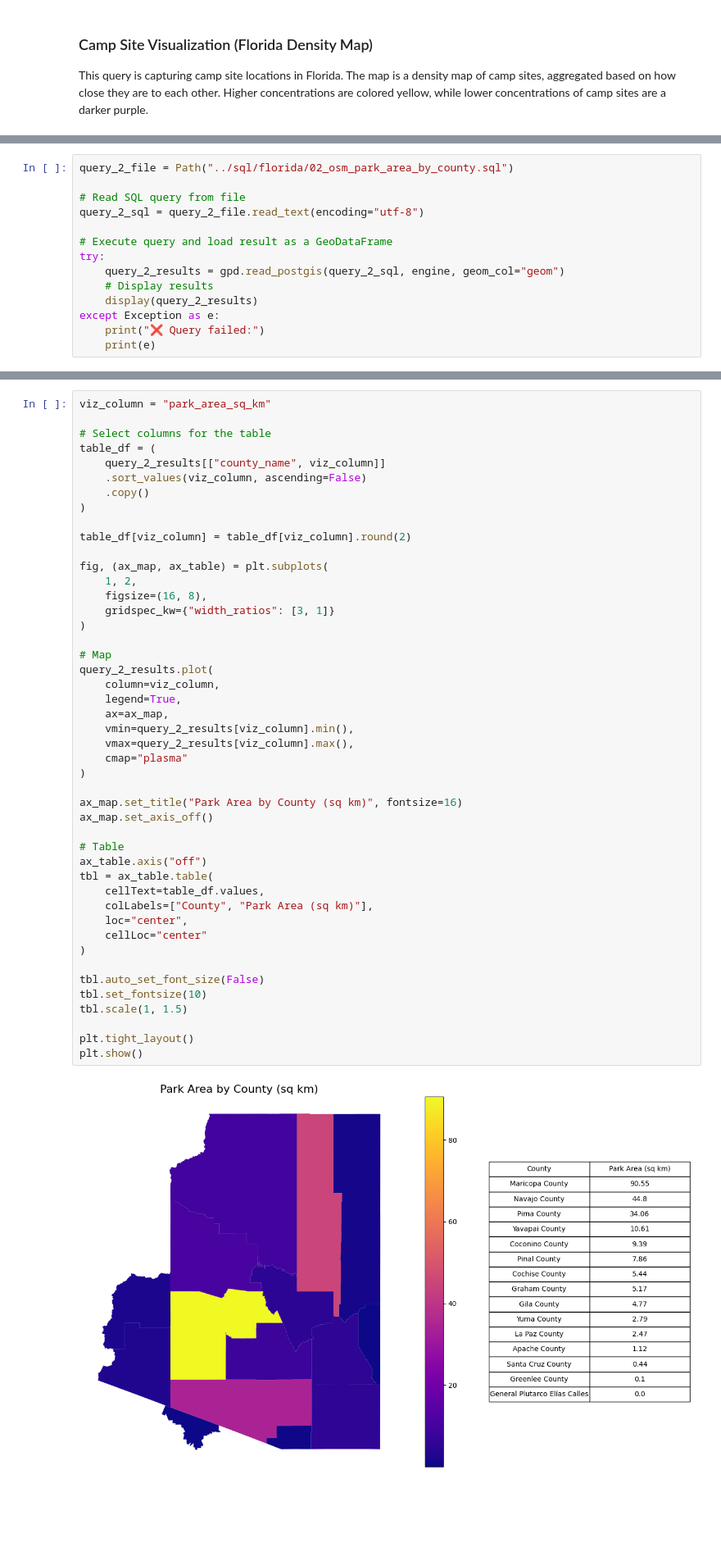
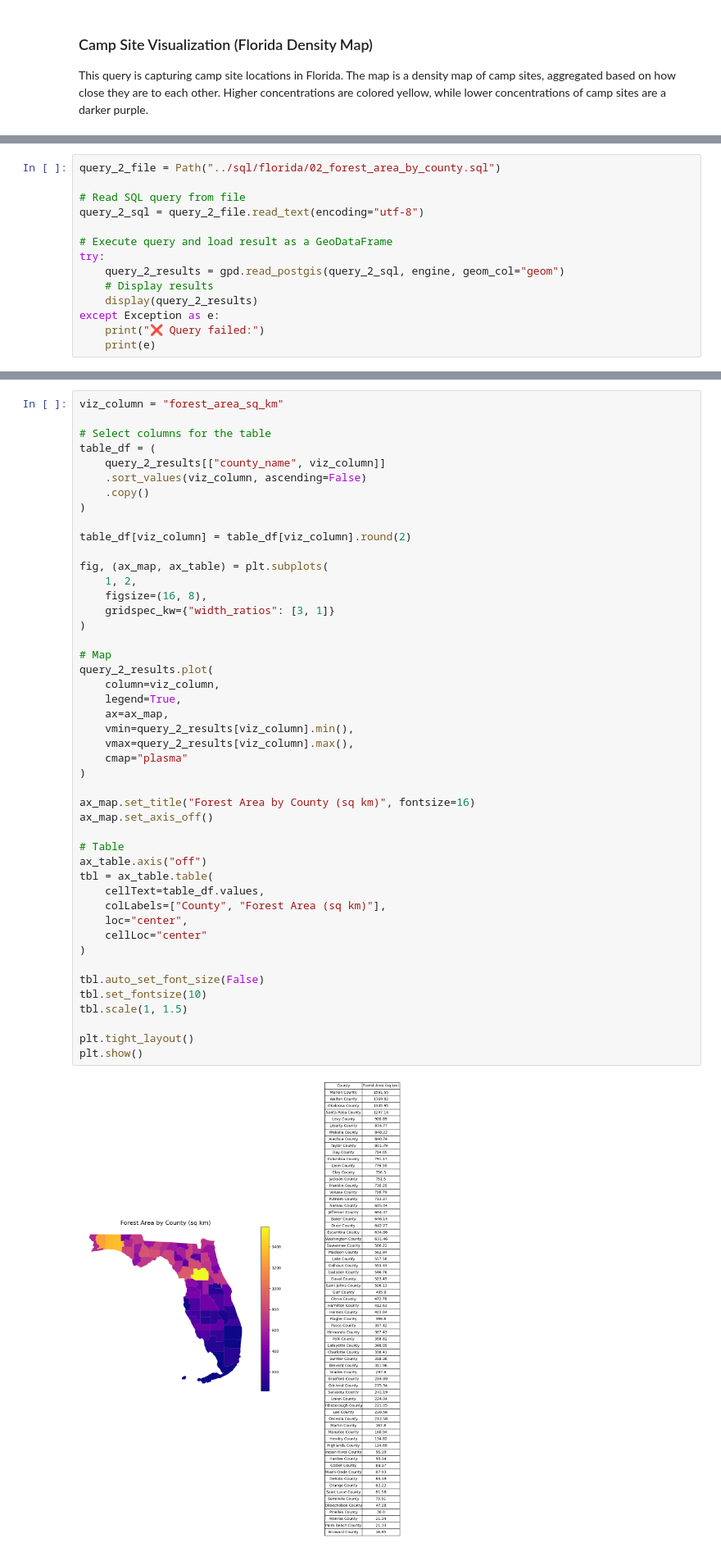
Before and after one commit to tgilbert14/gist604b-osm-postgis-fa26, a Jupyter notebook: notebooks/osm_postgis_queries_Florida.ipynb, the cells around one changed output, grey strips where cells are left out. Shown at 82% size. Drawn from its saved outputs; the diff is of its cells as text; blank space fills up the shorter version.

```diff
--- a/notebooks/osm_postgis_queries_Florida.ipynb
+++ b/notebooks/osm_postgis_queries_Florida.ipynb
@@ -197,5 +197,5 @@ This query calculates the total area of parks in each county in square kilometer
 # %%
-query_2_file = Path("../sql/florida/02_osm_park_area_by_county.sql")
+query_2_file = Path("../sql/florida/02_forest_area_by_county.sql")
 
 # Read SQL query from file
 query_2_sql = query_2_file.read_text(encoding="utf-8")
@@ -231,5 +229,5 @@ In this map, each county is colored by its **total park area (in square kilomete
 # %%
-viz_column = "park_area_sq_km"
+viz_column = "forest_area_sq_km"
 
 # Select columns for the table
 table_df = (
@@ -246,34 +244,34 @@ fig, (ax_map, ax_table) = plt.subplots(
     gridspec_kw={"width_ratios": [3, 1]}
 )
 
 # Map
 query_2_results.plot(
     column=viz_column,
     legend=True,
     ax=ax_map,
     vmin=query_2_results[viz_column].min(),
     vmax=query_2_results[viz_column].max(),
     cmap="plasma"
 )
 
-ax_map.set_title("Park Area by County (sq km)", fontsize=16)
+ax_map.set_title("Forest Area by County (sq km)", fontsize=16)
 ax_map.set_axis_off()
 
 # Table
 ax_table.axis("off")
 tbl = ax_table.table(
     cellText=table_df.values,
-    colLabels=["County", "Park Area (sq km)"],
+    colLabels=["County", "Forest Area (sq km)"],
     loc="center",
     cellLoc="center"
 )
 
 tbl.auto_set_font_size(False)
 tbl.set_fontsize(10)
 tbl.scale(1, 1.5)
 
 plt.tight_layout()
 plt.show()
 # %% [output]
-[figure, old version]
+[figure, new version]
 # %% [markdown]
```
Also changed, not shown: parts of 18 cells of this notebook.
